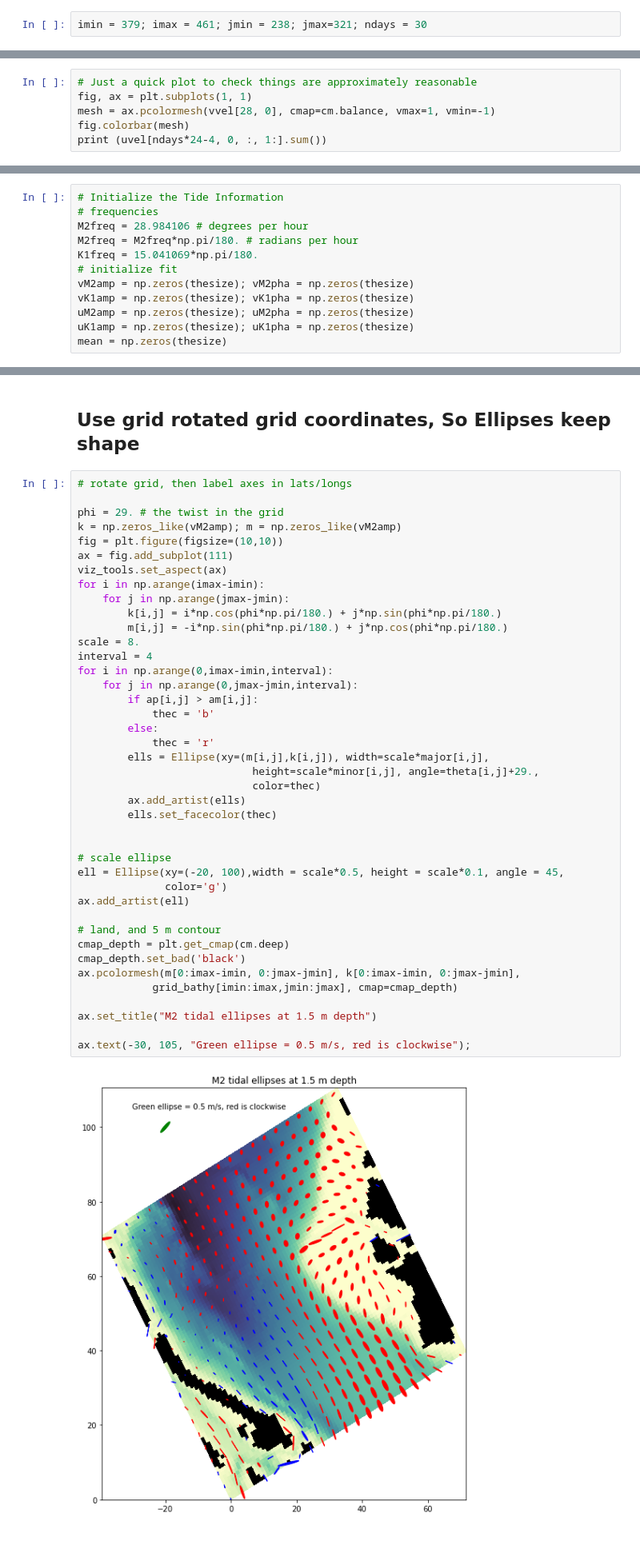
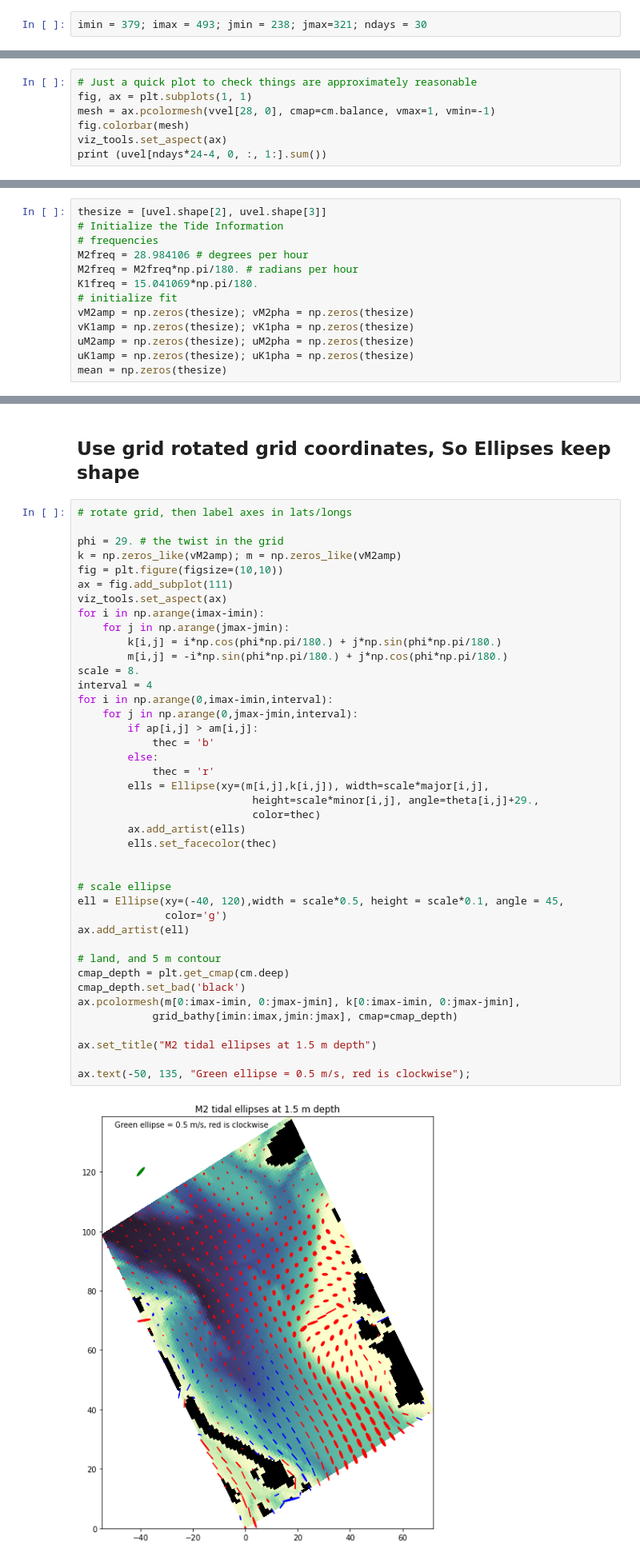
Before and after one commit to SalishSeaCast/analysis-shared, a Jupyter notebook: compare_tides/Ellipses-201905.ipynb, the cells around one changed output, grey strips where cells are left out. Shown at 80% size. Drawn from its saved outputs; the diff is of its cells as text.

```diff
--- a/compare_tides/Ellipses-201905.ipynb
+++ b/compare_tides/Ellipses-201905.ipynb
@@ -22,7 +22,7 @@ grid_lats = grid["nav_lat"][:]
 grid_lons = grid["nav_lon"][:]
 grid_bathy = grid["Bathymetry"][:]
 # %%
-imin = 379; imax = 461; jmin = 238; jmax=321; ndays = 30
+imin = 379; imax = 493; jmin = 238; jmax=321; ndays = 30
 # %%
 vvel = np.zeros((ndays*24, 40, imax-imin, jmax-jmin)); uvel =np.zeros_like(vvel)
 DIRECTORY = '/results2/SalishSea/nowcast-green.201905/'
@@ -67,5 +67,6 @@ print (uvel.shape)
 fig, ax = plt.subplots(1, 1)
 mesh = ax.pcolormesh(vvel[28, 0], cmap=cm.balance, vmax=1, vmin=-1)
 fig.colorbar(mesh)
+viz_tools.set_aspect(ax)
 print (uvel[ndays*24-4, 0, :, 1:].sum())
 # %% [output]
@@ -74,4 +75,5 @@ print (uvel[ndays*24-4, 0, :, 1:].sum())
 # %%
+thesize = [uvel.shape[2], uvel.shape[3]]
 # Initialize the Tide Information
 # frequencies
 M2freq = 28.984106 # degrees per hour
@@ -228,36 +230,36 @@ for i in np.arange(imax-imin):
         k[i,j] = i*np.cos(phi*np.pi/180.) + j*np.sin(phi*np.pi/180.)
         m[i,j] = -i*np.sin(phi*np.pi/180.) + j*np.cos(phi*np.pi/180.)
 scale = 8.
 interval = 4
 for i in np.arange(0,imax-imin,interval):
     for j in np.arange(0,jmax-jmin,interval):
         if ap[i,j] > am[i,j]:
             thec = 'b'
         else:
             thec = 'r'
         ells = Ellipse(xy=(m[i,j],k[i,j]), width=scale*major[i,j],
                             height=scale*minor[i,j], angle=theta[i,j]+29.,
                             color=thec)
         ax.add_artist(ells)
         ells.set_facecolor(thec)
 
 
 # scale ellipse
-ell = Ellipse(xy=(-20, 100),width = scale*0.5, height = scale*0.1, angle = 45,
+ell = Ellipse(xy=(-40, 120),width = scale*0.5, height = scale*0.1, angle = 45,
               color='g')
 ax.add_artist(ell)
 
 # land, and 5 m contour
 cmap_depth = plt.get_cmap(cm.deep)
 cmap_depth.set_bad('black')
 ax.pcolormesh(m[0:imax-imin, 0:jmax-jmin], k[0:imax-imin, 0:jmax-jmin],
             grid_bathy[imin:imax,jmin:jmax], cmap=cmap_depth)
 
 ax.set_title("M2 tidal ellipses at 1.5 m depth")
 
-ax.text(-30, 105, "Green ellipse = 0.5 m/s, red is clockwise");
+ax.text(-50, 135, "Green ellipse = 0.5 m/s, red is clockwise");
 # %% [output]
-[figure, old version]
+[figure, new version]
 # %%
 CXK, SXK, CYK, SYK, dap, dam, dep, dem, dmajor, dminor, dtheta = ellipse_params(uK1amp, uK1pha, vK1amp, vK1pha)
 j=384-imin; i=298-jmin
```
Also changed, not shown: parts of 6 cells of this notebook.
